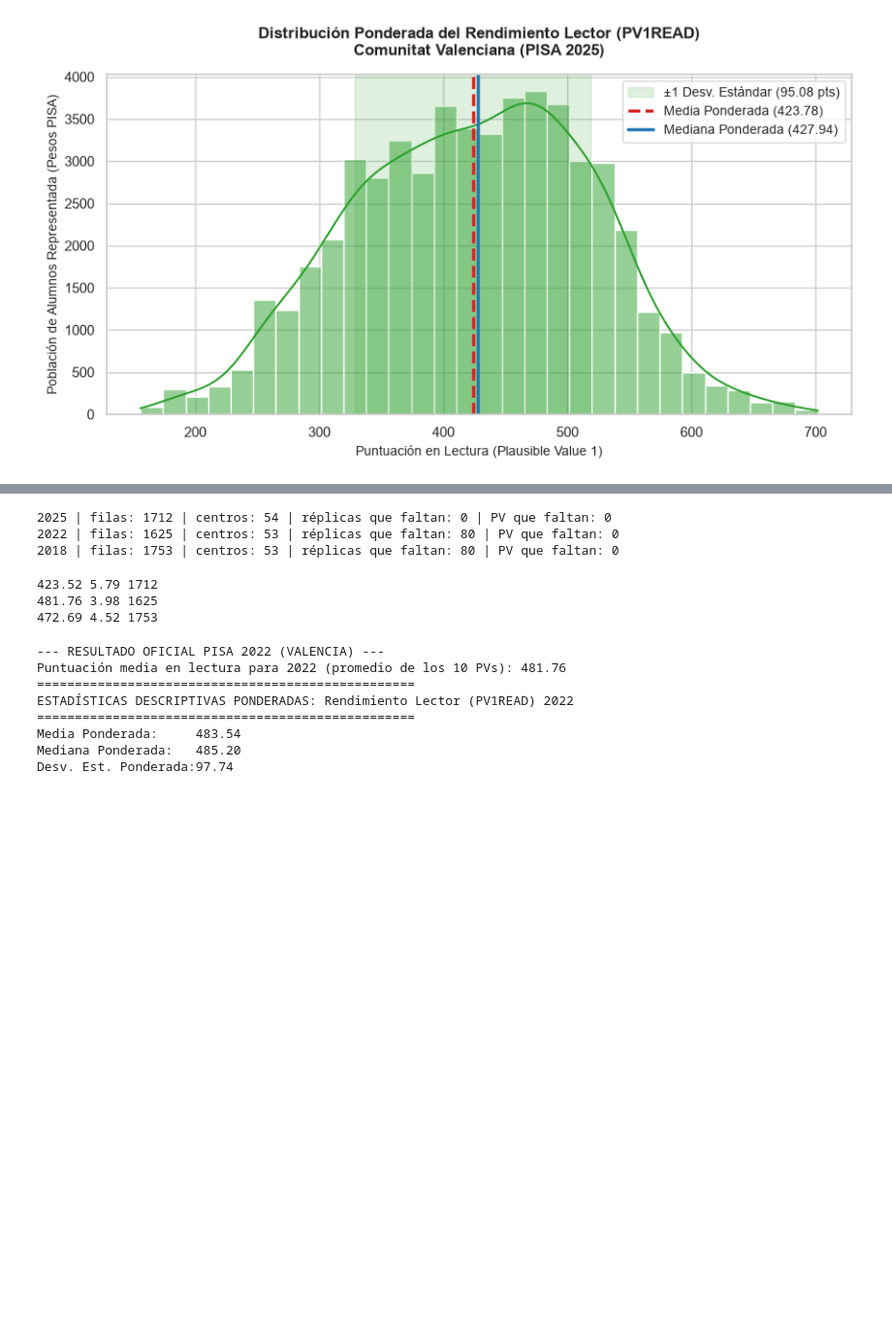
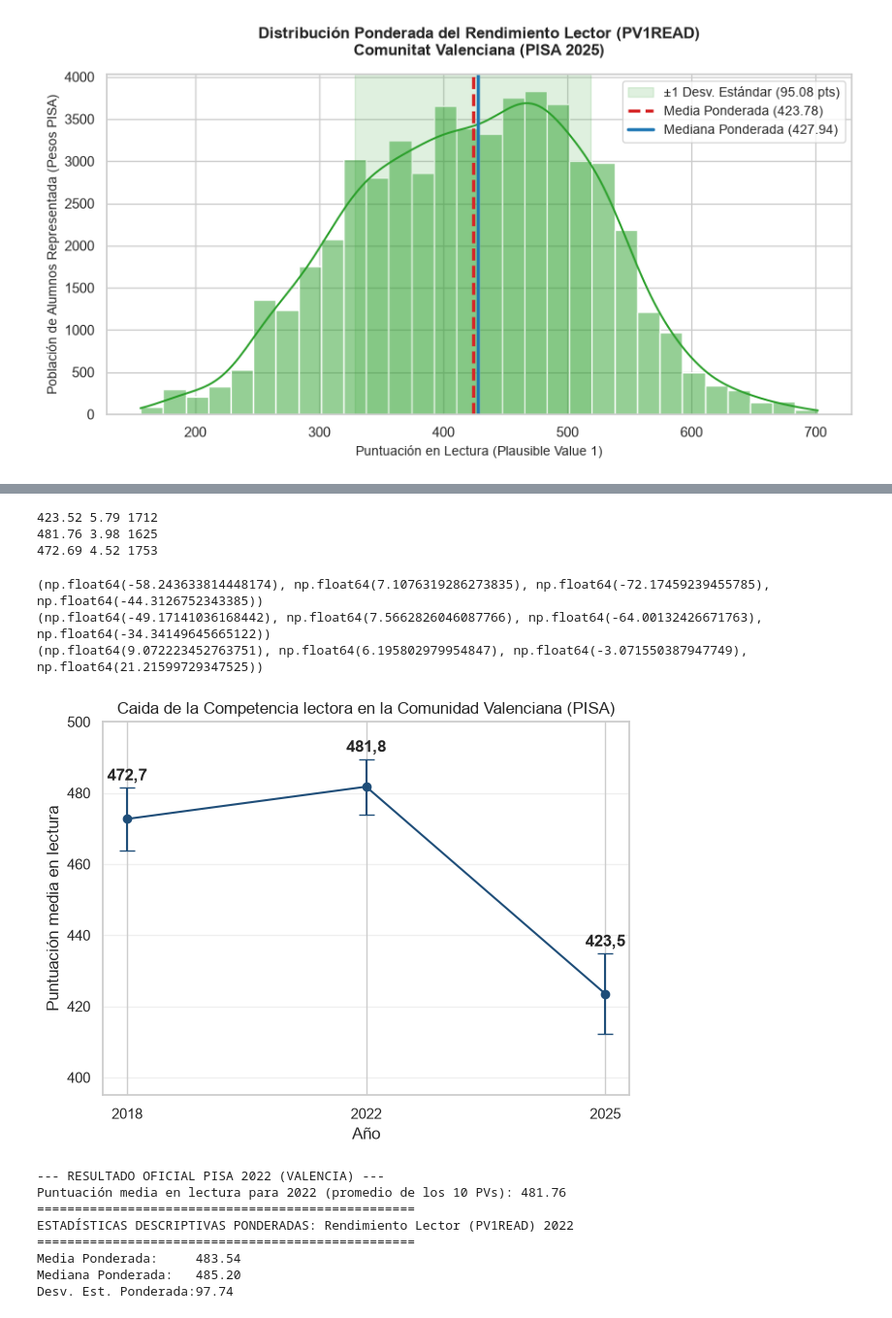
Before and after one commit to PaulitaLull/EDA_PAULA_LULL, a Jupyter notebook: PISA/main_pv.ipynb, the cells around one changed output, grey strips where cells are left out. Shown at 97% size. Saved outputs shown, nothing was run; the diff lists cells and outputs as text; code cells hidden in the pictures; blank space fills up the shorter version.

```diff
--- a/PISA/main_pv.ipynb
+++ b/PISA/main_pv.ipynb
@@ -192,13 +137,3 @@ Parte muestral (U): 32.02 | parte imputación (B): 1.34
-# %%
-for nombre, df in [("2025", df_valencia25), ("2022", df_valencia22), ("2018", df_valencia18)]:
-    faltan_rep = [c for c in cols_w_rep if c not in df.columns]
-    faltan_pv = [c for c in pv_cols if c not in df.columns]
-    print(nombre, "| filas:", df.shape[0], "| centros:", df["CNTSCHID"].nunique(),
-          "| réplicas que faltan:", len(faltan_rep), "| PV que faltan:", len(faltan_pv))
-# %% [output]
-2025 | filas: 1712 | centros: 54 | réplicas que faltan: 0 | PV que faltan: 0
-2022 | filas: 1625 | centros: 53 | réplicas que faltan: 80 | PV que faltan: 0
-2018 | filas: 1753 | centros: 53 | réplicas que faltan: 80 | PV que faltan: 0
 # %%
 def media_pond(notas, pesos):
     return (notas * pesos).sum() / pesos.sum()
@@ -250,3 +175,52 @@ print(round(media18, 2), round(error18, 2), n18)
+# %%
+ee_22_25 = 1.094
+ee_18_25 = 1.83
+ee_18_22 = np.sqrt(ee_18_25**2 - ee_22_25**2)   # deducido, ≈ 1.47
+
+
+# Devuelve, la diferencia de la media entre dos años, el nuevo error- actualizado,
+# y el intérvalo de confianza al 95% +-
+def comparar(m_a, e_a, m_b, e_b, ee_enlace=0):
+    dif = m_b - m_a                                     # diferencia de las medias totales de los años
+    se = np.sqrt(e_a**2 + e_b**2 + ee_enlace**2)        # Error tipico total añadiendo factor de comparación
+    return dif, se, dif - 1.96 * se, dif + 1.96 * se
+
+print(comparar(media22, error22, media25, error25, ee_22_25))
+print(comparar(media18, error18, media25, error25, ee_18_25))
+print(comparar(media18, error18, media22, error22, ee_18_22))
+# %% [output]
+(np.float64(-58.243633814448174), np.float64(7.1076319286273835), np.float64(-72.17459239455785), np.float64(-44.3126752343385))
+(np.float64(-49.17141036168442), np.float64(7.5662826046087766), np.float64(-64.00132426671763), np.float64(-34.34149645665122))
+(np.float64(9.072223452763751), np.float64(6.195802979954847), np.float64(-3.071550387947749), np.float64(21.21599729347525))
+# %%
+# --------------------REPRESENTACIÓN CAIDA LECTURA 25->18 ---------------------
+# 1) Datos: año, media de lectura y error típico (los que ya calculaste)
+anios   = ["2018", "2022", "2025"]
+medias  = [472.69, 481.76, 423.52]
+errores = [4.52, 3.98, 5.79]
+
+# 2) Intervalo de confianza al 95%: media ± 1,96 · error típico para las barras de error
+margen_error = [1.96 * e for e in errores]
+
+# 3) Gráfico: puntos con barras de error
+plt.figure(figsize=(7, 5))
+plt.errorbar(anios, medias, yerr=margen_error, fmt="o-", capsize=6, color="#1f4e79")
+
+# 4) Escribimos la media encima de cada punto
+for a, m, mg in zip(anios, medias, margen_error):
+    plt.text(a, m + mg + 2, f"{m:.1f}".replace(".", ","), ha="center", fontweight="bold")
+
+# 5) Títulos y ejes
+plt.title("Caida de la Competencia lectora en la Comunidad Valenciana (PISA)")
+plt.ylabel("Puntuación media en lectura")
+plt.xlabel("Año")
+plt.ylim(395, 500)
+plt.grid(axis="y", alpha=0.3)
+
+plt.savefig("data/grafico_simple_lectura.png", dpi=200, bbox_inches="tight")
+plt.show()
+# %% [output]
+[figure, added]
 # %%
 # Definimos la lista con las 10 columnas de lectura de PISA
 pv_cols22 = [f'PV{i}READ' for i in range(1, 11)]
```
Also changed, not shown: parts of 5 cells of this notebook, 6 other files.
